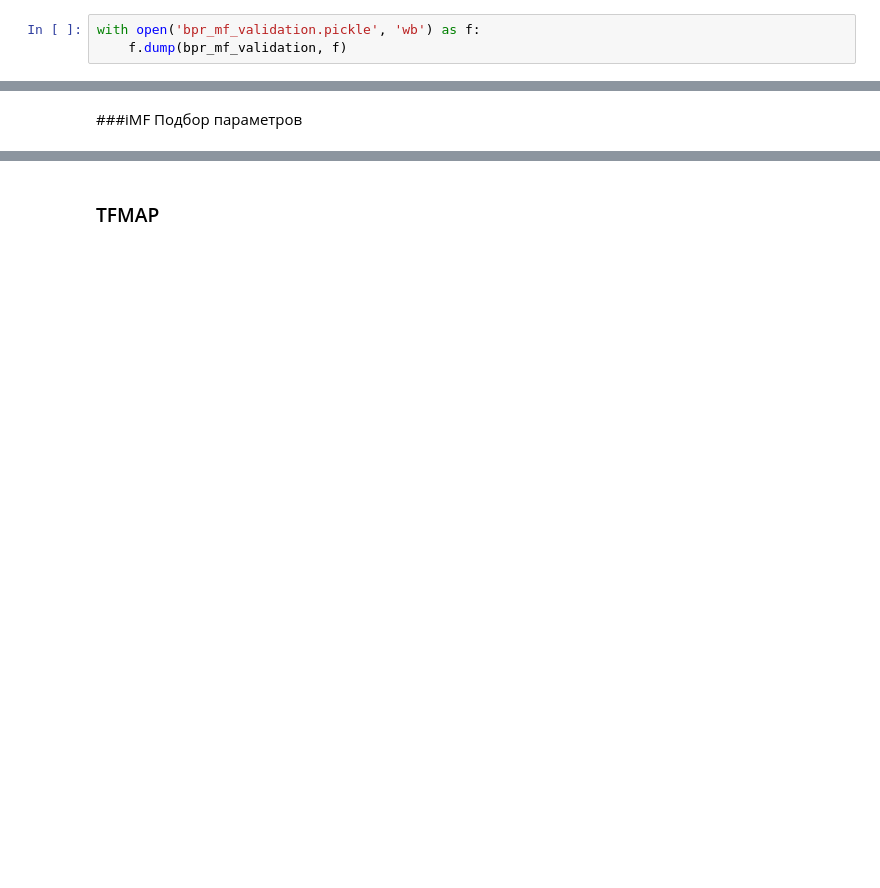
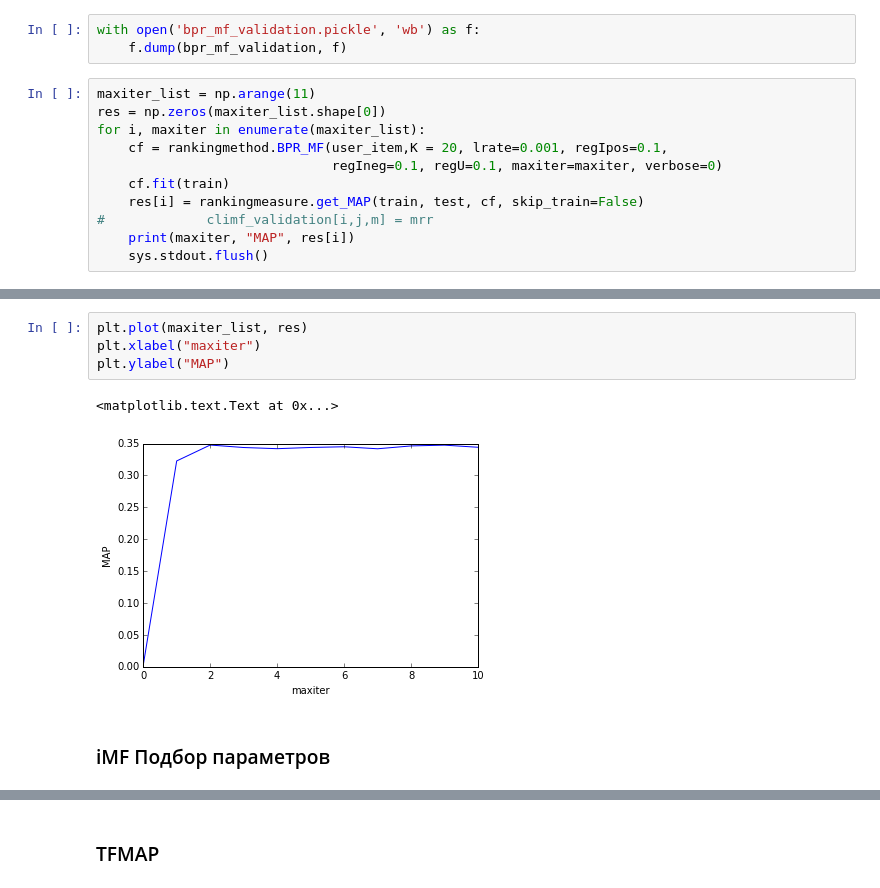
Before and after one commit to egorkudr1/diploma, a Jupyter notebook: rank_experiments.ipynb, the cells around one changed output, grey strips where cells are left out. Cells and saved outputs as stored; diff of their text form; blank space fills up the shorter version.

```diff
--- a/rank_experiments.ipynb
+++ b/rank_experiments.ipynb
@@ -135,3 +248,14 @@ for i, K in enumerate(list_K):
 # %%
 with open('bpr_mf_validation.pickle', 'wb') as f:
     f.dump(bpr_mf_validation, f)
+# %%
+maxiter_list = np.arange(11)
+res = np.zeros(maxiter_list.shape[0])
+for i, maxiter in enumerate(maxiter_list):
+    cf = rankingmethod.BPR_MF(user_item,K = 20, lrate=0.001, regIpos=0.1,
+                              regIneg=0.1, regU=0.1, maxiter=maxiter, verbose=0)
+    cf.fit(train)
+    res[i] = rankingmeasure.get_MAP(train, test, cf, skip_train=False)
+#             climf_validation[i,j,m] = mrr
+    print(maxiter, "MAP", res[i])
+    sys.stdout.flush()
@@ -138,3 +274,10 @@ with open('bpr_mf_validation.pickle', 'wb') as f:
+# %%
+plt.plot(maxiter_list, res)
+plt.xlabel("maxiter")
+plt.ylabel("MAP")
+# %% [output]
+<matplotlib.text.Text at 0x...>
+[figure, added]
 # %% [markdown]
-###iMF Подбор  параметров
+### iMF Подбор  параметров
 # %%
```
Also changed, not shown: parts of 40 cells of this notebook, 3 other files.
